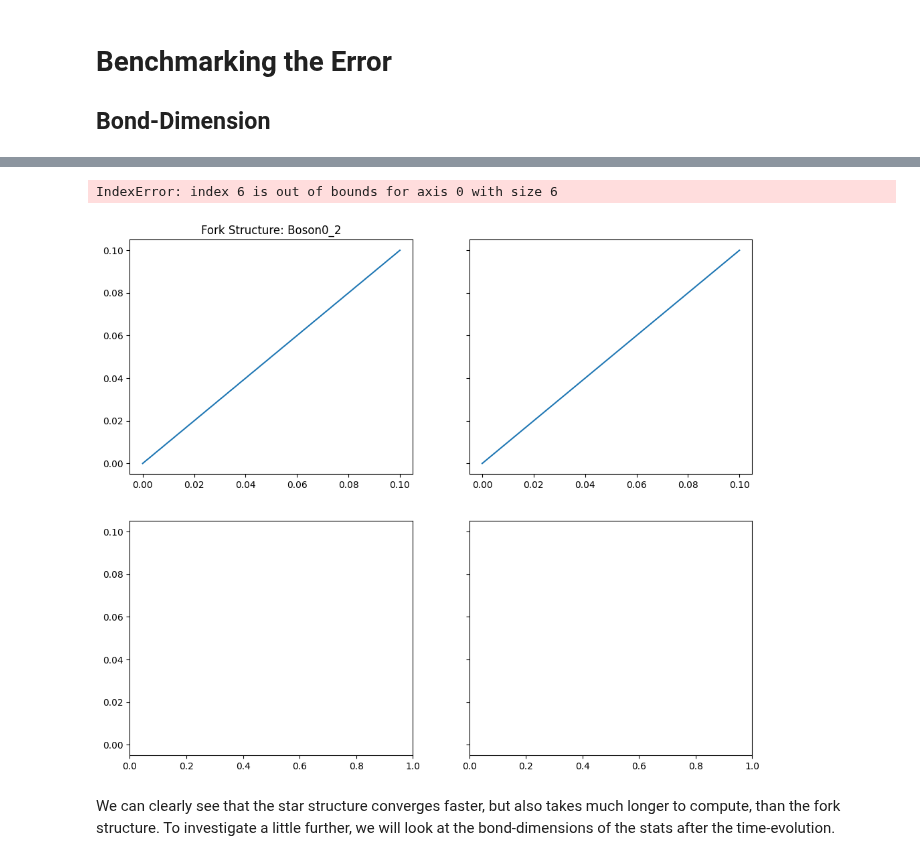
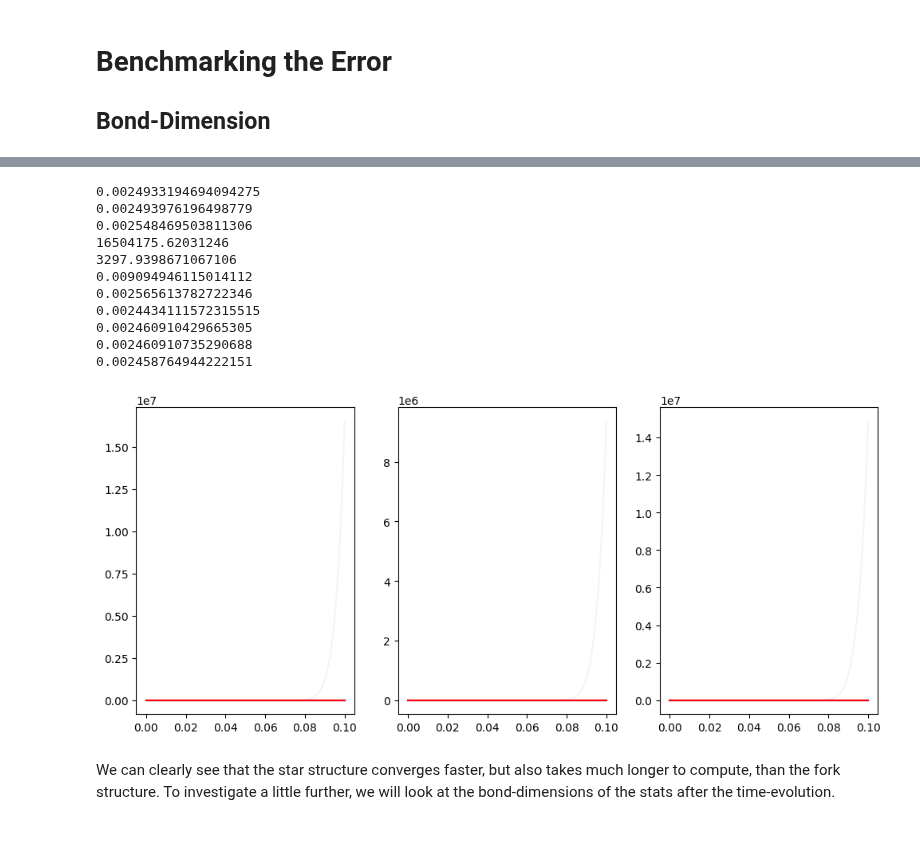
Before and after one commit to Drachier/PyTreeNet, a Jupyter notebook: example_notebooks/tebd/bosonic_tree_tebd.ipynb, the cells around one changed output, grey strips where cells are left out. Cells and saved outputs as stored; diff of their text form; code cells hidden in the pictures.

Commit message:
Update TEBD Notebook. Clearly TEBD needs to be normalised regularly.

```diff
--- a/example_notebooks/tebd/bosonic_tree_tebd.ipynb
+++ b/example_notebooks/tebd/bosonic_tree_tebd.ipynb
@@ -223,8 +224,8 @@ splitting_fork_structure = ptn.TrotterSplitting(fork_hamiltonian_operators,
 Now it is finally time to initialise and create the two TEBD simulations.
 # %%
 # Constants
-time_step_size = 0.001
-final_time = 0.1
+time_step_size = 0.01
+final_time = 1
 max_bond_dim = 10
 
 # We want to explore a variety of quantities:
@@ -355,26 +376,30 @@ Maximum bond dimension = 25
+# %%
+for result in star_results:
+    print(result[num_spins+1][-1])
+# %% [output]
+0.0024933194694094275
+0.002493976196498779
+0.002548469503811306
+16504175.62031246
+3297.9398671067106
+0.009094946115014112
+0.002565613782722346
+0.0024434111572315515
+0.002460910429665305
+0.002460910735290688
+0.002458764944222151
 # %%
-times = [time.real for time in star_tebds[0].results[-1]]
+fig_db, axs_bd = plt.subplots(1, 3, figsize=(12,5))
 
-fig3, ax3 = plt.subplots(2,2, sharey=True, figsize=(12,10))
-
-for i, max_bond in enumerate(max_bond_list):
-
-        #Choose any of the Bosons
-        b = 2
-        for s in range(num_spins):
-            ax3[s,0].plot(times, [exp_val.real for exp_val in star_tebds[i].results[1+num_spins+s*num_bosons_per_spin+b]],
-                           label=f"max_bond={max_bond}")
-            ax3[s,1].plot(times, [exp_val.real for exp_val in fork_tebds[i].results[1+num_spins+s*num_bosons_per_spin+b]],
-                           label=f"max_bond={max_bond}")
-
-            ax3[s,0].set_title(f"Star Structure: Boson{s}_{b}")
-            ax3[s,0].set_title(f"Fork Structure: Boson{s}_{b}")
-
-for ax in ax3.flatten():
-    ax.legend()
+sb_list = [(0,0),(1,1),(2,2)]
+for i, sb in enumerate(sb_list):
+    for j, max_bd in enumerate(max_bond_list):
+        axs_bd[i].plot(times, star_results[j][num_spins+sb[0]*num_bosons_per_spin+sb[1]+1],
+                       color="b",alpha=1/(max_bond_list[-1]+1-max_bd))
+        axs_bd[i].plot(times, fork_results[j][num_spins+sb[0]*num_bosons_per_spin+sb[1]+1],
+                       color="r",alpha=1/(max_bond_list[-1]+1-max_bd))
 # %% [output]
-IndexError: index 6 is out of bounds for axis 0 with size 6
-[figure, old version]
+[figure, new version]
 # %%
 def extract_bond_dim(tebd_list):
     """
```
Also changed, not shown: parts of 10 cells of this notebook.
